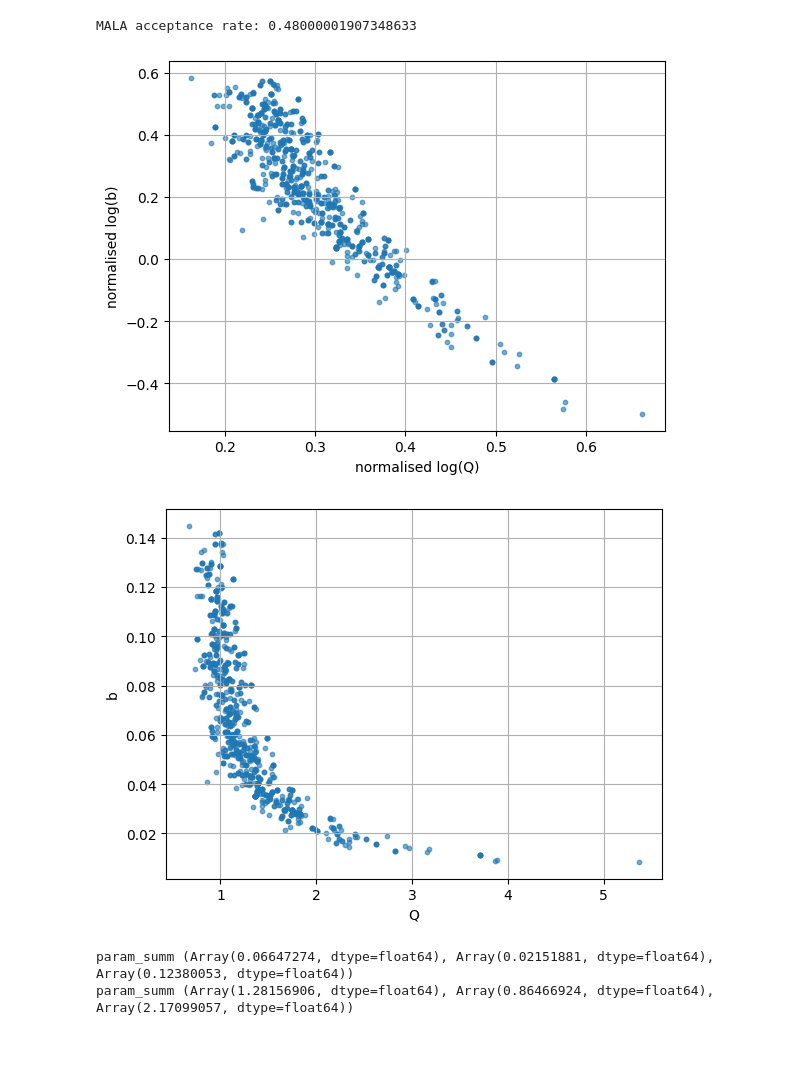
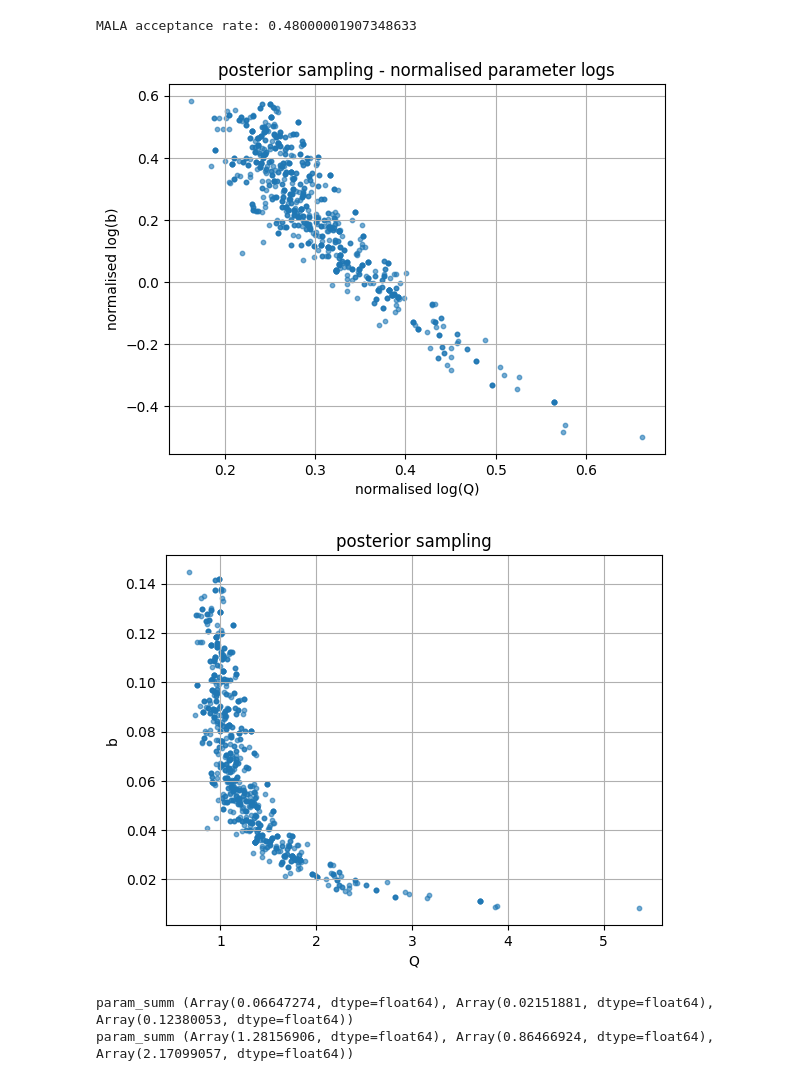
Before and after one commit to kerfriden/jax_constitutive_law, a Jupyter notebook: jax_cl_3.ipynb, the cells around one changed output. Cells and saved outputs as stored; diff of their text form; code cells hidden in the pictures; blank space fills up the shorter version.

```diff
--- a/jax_cl_3.ipynb
+++ b/jax_cl_3.ipynb
@@ -2229,8 +2227,13 @@ def sample_theta(space, key, n=1):
 # %%
 # --- generic loss function with parameter unpacking (vectorised to dictionary) --
 @partial(jax.jit, static_argnames=("simulate_and_loss",))
-def unpack_and_loss(theta,simulate_and_loss):
+def unpack_and_compute_loss(theta,simulate_and_loss):
     # keep numerically away from exact bounds
     theta = project_theta(space, theta)
     params = to_params(space, theta)
     return simulate_and_loss(params)
+
+def make_loss(simulate_and_loss):
+    def loss(theta):
+        return unpack_and_compute_loss(theta, simulate_and_loss)
+    return loss
@@ -2496,30 +2505,16 @@ plt.show()
 # %%
-noise_std = 0.05  # one constant σ for all points
-#noise_std = 1000  # one constant σ for all points
-
 def loglik(theta):
     # Drop the normalization constant (it doesn't depend on theta and cancels in MALA/MH).
     # i.i.d. N(0, σ^2): log p(y|θ,σ) = const - (1/(σ^2)) * 0.5*sum r^2
+    noise_std = 5.e-2
     return -(0.5 / (noise_std**2)) * loss(theta)
 
-def logprior(theta):
-    # Unit Gaussian prior on *raw* unconstrained theta
-    return -0.5 * jnp.dot(theta, theta)
-
-def logpost(theta):
-    return loglik(theta) + logprior(theta)
-
-# pick the density you want to target:
-target_logpi = logpost          # full posterior
-#target_logpi = loglik         # likelihood-only, if you want that instead
-# target_logpi = loglik_only    # etc.
-
-mala_step, run_mala = make_mala(target_logpi)
+run_mala = make_mala_unit_gaussian_prior(loglik)
 
 key = random.PRNGKey(0)
 samples, acc_rate= run_mala(
     key,
-    theta0,         # starting point, shape [d]
+    theta0,
     eps=5.e-2,
     n_steps=1000,
     burn=100,
@@ -2532,27 +2527,28 @@ MALA acceptance rate: 0.48000001907348633
 # %%
 import numpy as np
 pts = np.asarray(samples, dtype=np.float32)
 plt.scatter(pts[:,0],pts[:,1], s=10, alpha=0.6)
 plt.xlabel('normalised log(Q)')
 plt.ylabel('normalised log(b)')
 plt.grid()
+plt.title('posterior sampling - normalised parameter logs')
 plt.show()
+
+params = map_to_params(space, samples)
+
+Q = jax.device_get(params["Q"]).ravel()
+b = jax.device_get(params["b"]).ravel()
+
+plt.figure()
+plt.scatter(Q, b, s=10, alpha=0.6)  # x=Q, y=b
+plt.xlabel("Q")
+plt.ylabel("b")
+plt.grid(True)
+plt.title('posterior sampling')
+plt.show()
 # %% [output]
-[figure, old version]
+[figure, new version]
+[figure, added]
-# %%
-params = map_to_params(space, samples)
-
-Q = jax.device_get(params["Q"]).ravel()
-b = jax.device_get(params["b"]).ravel()
-
-plt.figure()
-plt.scatter(Q, b, s=10, alpha=0.6)  # x=Q, y=b
-plt.xlabel("Q")
-plt.ylabel("b")
-plt.grid(True)
-plt.show()
-# %% [output]
-[figure, removed]
 # %%
 # Posterior summaries in parameter space (dict: name -> (mean, p05, p95))
 param_summ = posterior_param_summary(space, samples)
```
Also changed, not shown: parts of 14 cells of this notebook.
